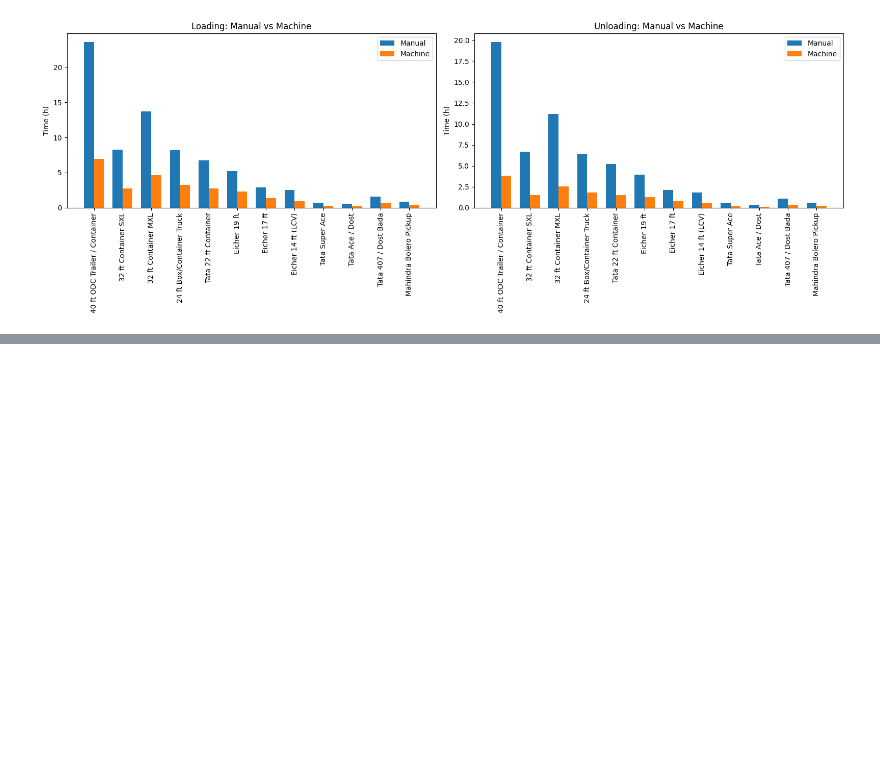
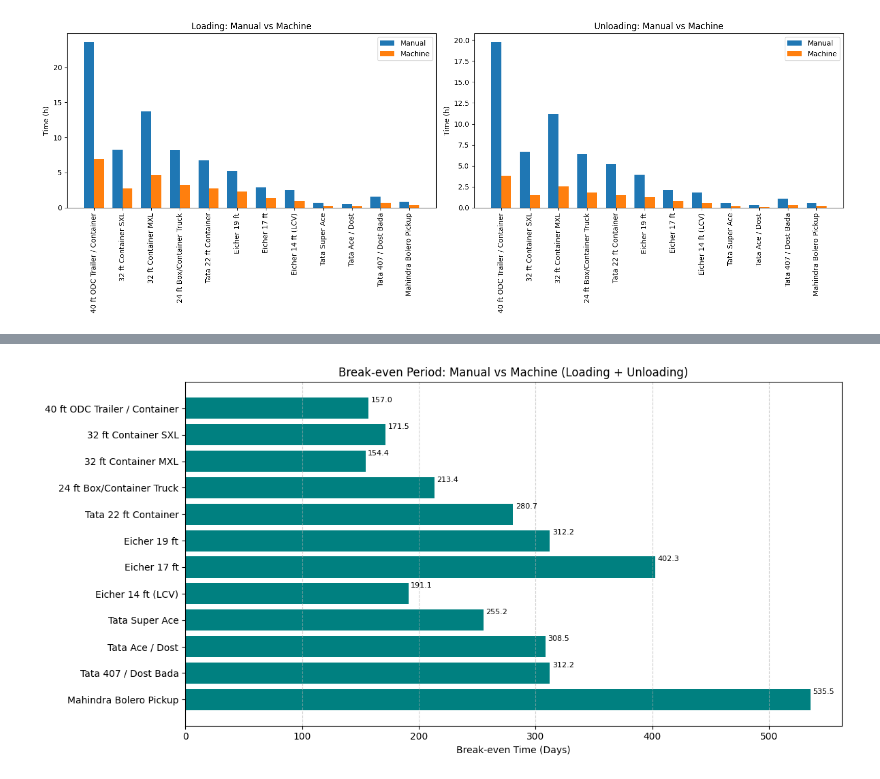
Before and after one commit to arupmahatha-dtdc/Vehicle-Loading-Unloading-Analysis, a Jupyter notebook: Vehicle_Loading_Unloading_Analysis.ipynb, the cells around one changed output, grey strips where cells are left out. Saved outputs shown, nothing was run; the diff lists cells and outputs as text; code cells hidden in the pictures; blank space fills up the shorter version.

```diff
--- a/Vehicle_Loading_Unloading_Analysis.ipynb
+++ b/Vehicle_Loading_Unloading_Analysis.ipynb
@@ -396,0 +459,22 @@ plt.show()
+# %%
+# Bar plot of break-even times
+plt.figure(figsize=(12, 6))
+vehicles = be_df["Vehicle"]
+break_even_vals = [val if isinstance(val, (float, int)) else 0 for val in be_df["Break-even (days)"]]
+colors = ["gray" if val == 0 else "teal" for val in break_even_vals]
+
+bars = plt.barh(vehicles, break_even_vals, color=colors)
+plt.xlabel("Break-even Time (Days)")
+plt.title("Break-even Period: Manual vs Machine (Loading + Unloading)")
+plt.gca().invert_yaxis()
+plt.grid(True, axis='x', linestyle='--', alpha=0.6)
+
+# Label bars
+for bar, val in zip(bars, be_df["Break-even (days)"]):
+    label = str(val) if isinstance(val, (float, int)) else "No Savings"
+    plt.text(bar.get_width() + 2, bar.get_y() + 0.1, label, va='center', fontsize=8)
+
+plt.tight_layout()
+plt.show()
+# %% [output]
+[figure, added]
```
Also changed, not shown: parts of 5 cells of this notebook, 1 other file.
